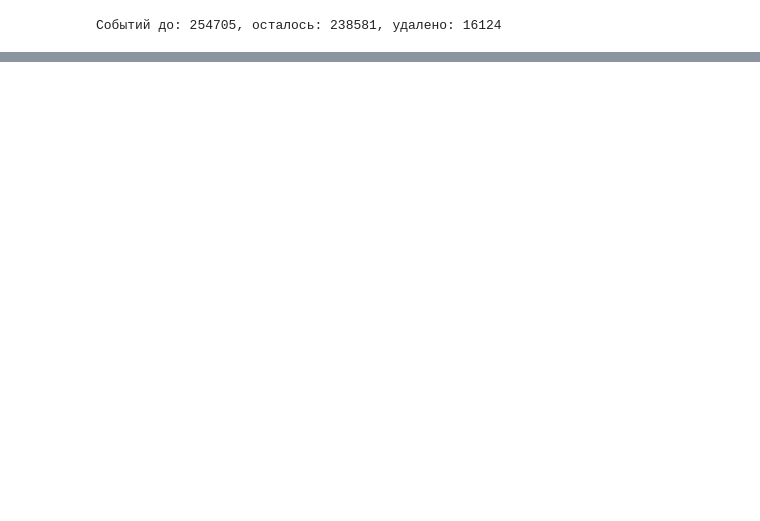
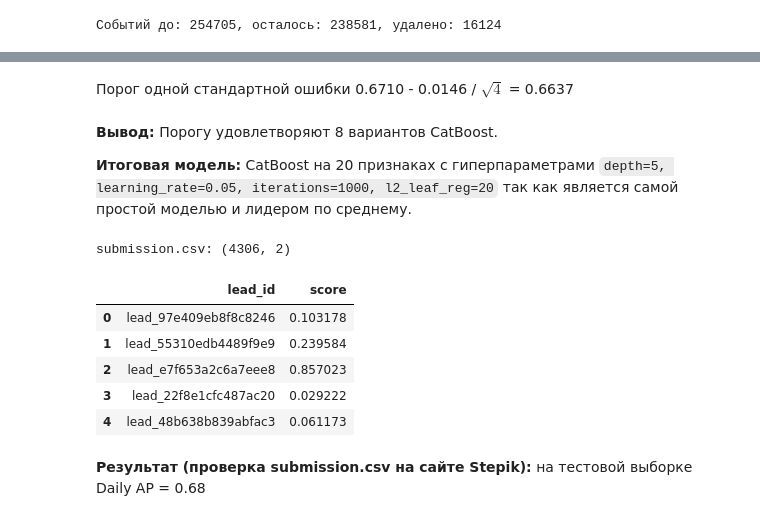
Before and after one commit to dmitrymedvedkin/prioritization_of_requests, a Jupyter notebook: prioritization_of_requests.ipynb, the cells around one changed output, grey strips where cells are left out. Drawn from its saved outputs; the diff is of its cells as text; code cells hidden in the pictures; blank space fills up the shorter version.

```diff
--- a/prioritization_of_requests.ipynb
+++ b/prioritization_of_requests.ipynb
@@ -938,0 +885,16 @@ submission.head()
+# %%
+def fit_catboost(X_train, y_train, **params):
+    """CatBoost: категории и NaN нативно, без ранней остановки."""
+    cfg = dict(
+        random_seed=RANDOM_STATE,
+        verbose=0,
+        allow_writing_files=False,
+    )
+    cfg.update(params)
+
+    model = CatBoostClassifier(
+        cat_features=[c for c in categorical_features if c in X_train.columns],
+        **cfg,
+    )
+    model.fit(X_train, y_train)
+    return model
@@ -938,0 +939,8 @@ submission.head()
+# %%
+selected = {}
+for n in [100, 75, 50, 40, 30, 25, 20]:
+    selected[n] = select_catboost(list(X_full.columns), n)
+    print(f"Оставлено {n}:", selected[n])
+
+for n in [100, 75, 50, 40, 30, 25, 20]:
+    print_cv(f"CatBoost ({n} признаков)", fit_catboost, X_full[selected[n]])
@@ -938,0 +968,9 @@ submission.head()
+# %%
+cfg_final = dict(
+    depth=5,
+    learning_rate=0.05,
+    iterations=1000,
+    l2_leaf_reg=20,
+)
+
+print_cv("CatBoost MVP", fit_catboost, X_full[selected[20]], **cfg_final)
@@ -938,0 +1006,27 @@ submission.head()
+# %% [markdown]
+Порог одной стандартной ошибки 0.6710 - 0.0146 / $\sqrt{4}$ = 0.6637
+# %% [markdown]
+**Вывод:** Порогу удовлетворяют 8 вариантов CatBoost.
+
+**Итоговая модель:** CatBoost на 20 признаках с гиперпараметрами `depth=5, learning_rate=0.05, iterations=1000, l2_leaf_reg=20` так как является самой простой моделью и лидером по среднему.
+# %%
+final_model = fit_catboost(X_full[selected[20]], y_full, **cfg_final)
+
+submission = pd.DataFrame({
+    "lead_id": test["lead_id"],
+    "score": final_model.predict_proba(X_test[selected[20]])[:, 1],
+})
+submission.to_csv("submission.csv", index=False)
+
+print(f"submission.csv: {submission.shape}")
+submission.head(5)
+# %% [output]
+submission.csv: (4306, 2)
+|  | lead_id | score |
+| 0 | lead_97e409eb8f8c8246 | 0.103178 |
+| 1 | lead_55310edb4489f9e9 | 0.239584 |
+| 2 | lead_e7f653a2c6a7eee8 | 0.857023 |
+| 3 | lead_22f8e1cfc487ac20 | 0.029222 |
+| 4 | lead_48b638b839abfac3 | 0.061173 |
+# %% [markdown]
+**Результат (проверка submission.csv на сайте Stepik):** на тестовой выборке Daily AP = 0.68
```
Also changed, not shown: parts of 136 cells of this notebook.
